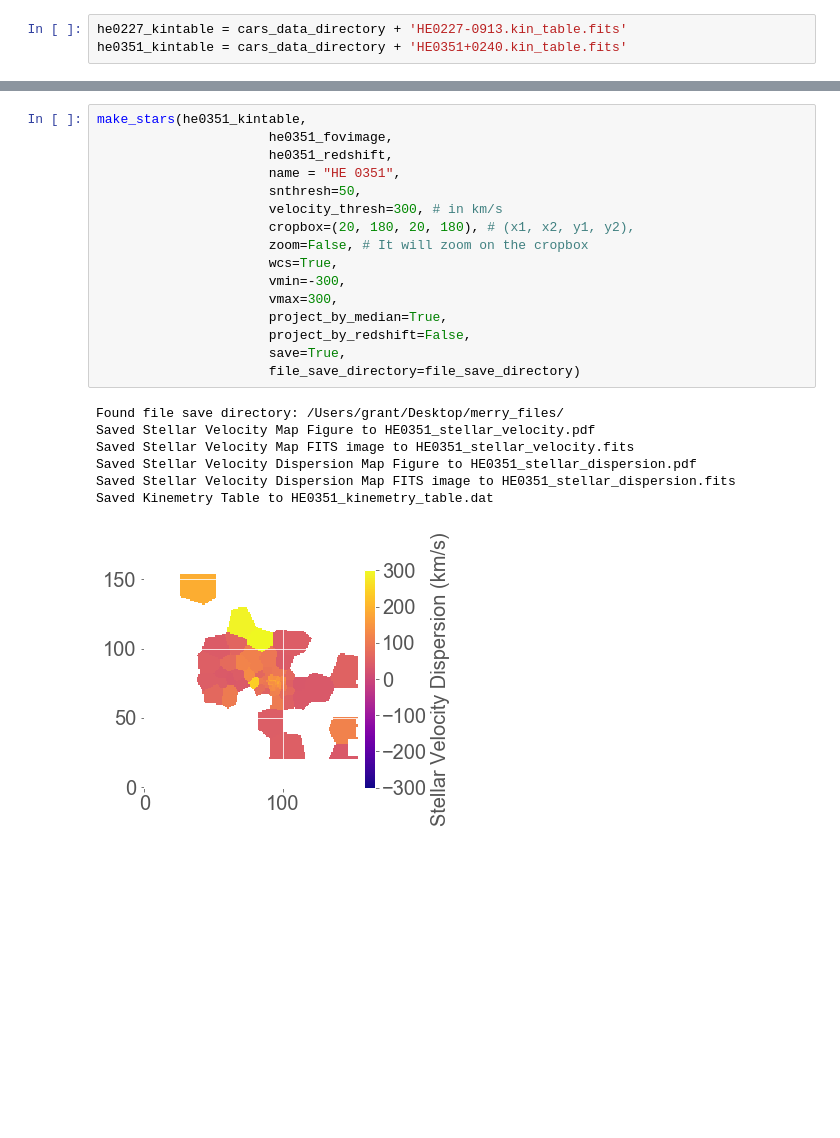
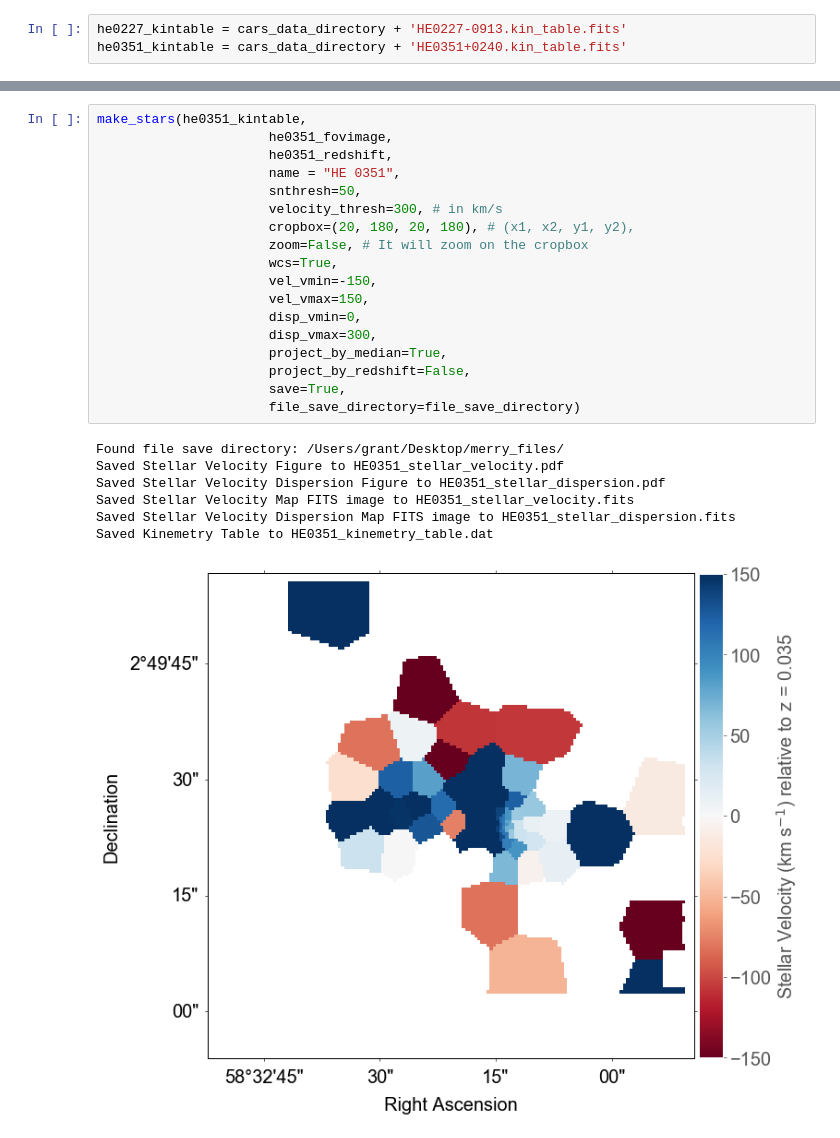
Before and after one commit to granttremblay/Merry_Paper, a Jupyter notebook: MerryMaps.ipynb, the cells around one changed output, grey strips where cells are left out. Cells and saved outputs as stored; diff of their text form; blank space fills up the shorter version.

```diff
--- a/MerryMaps.ipynb
+++ b/MerryMaps.ipynb
@@ -311,24 +328,26 @@ Saved Kinemetry Table to HE0227_kinemetry_table.dat
 # %%
 make_stars(he0351_kintable,
                       he0351_fovimage,
                       he0351_redshift,
                       name = "HE 0351",
                       snthresh=50,
                       velocity_thresh=300, # in km/s
                       cropbox=(20, 180, 20, 180), # (x1, x2, y1, y2),
                       zoom=False, # It will zoom on the cropbox
                       wcs=True,
-                      vmin=-300,
-                      vmax=300,
+                      vel_vmin=-150,
+                      vel_vmax=150,
+                      disp_vmin=0,
+                      disp_vmax=300,
                       project_by_median=True,
                       project_by_redshift=False,
                       save=True,
                       file_save_directory=file_save_directory)
 # %% [output]
 Found file save directory: /Users/grant/Desktop/merry_files/
-Saved Stellar Velocity Map Figure to HE0351_stellar_velocity.pdf
+Saved Stellar Velocity Figure to HE0351_stellar_velocity.pdf
+Saved Stellar Velocity Dispersion Figure to HE0351_stellar_dispersion.pdf
 Saved Stellar Velocity Map FITS image to HE0351_stellar_velocity.fits
-Saved Stellar Velocity Dispersion Map Figure to HE0351_stellar_dispersion.pdf
 Saved Stellar Velocity Dispersion Map FITS image to HE0351_stellar_dispersion.fits
 Saved Kinemetry Table to HE0351_kinemetry_table.dat
-[figure, old version]
+[figure, new version]
```
Also changed, not shown: parts of 6 cells of this notebook.
